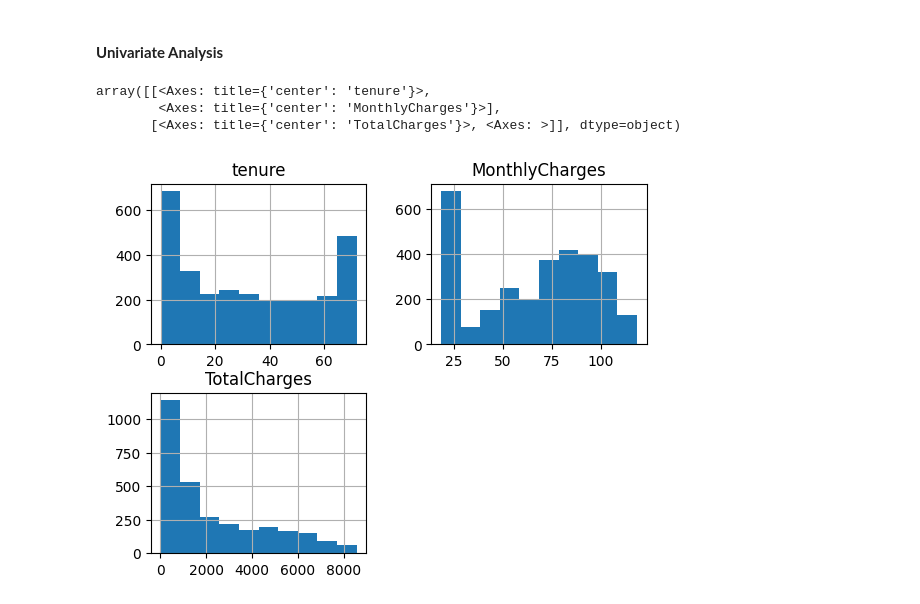
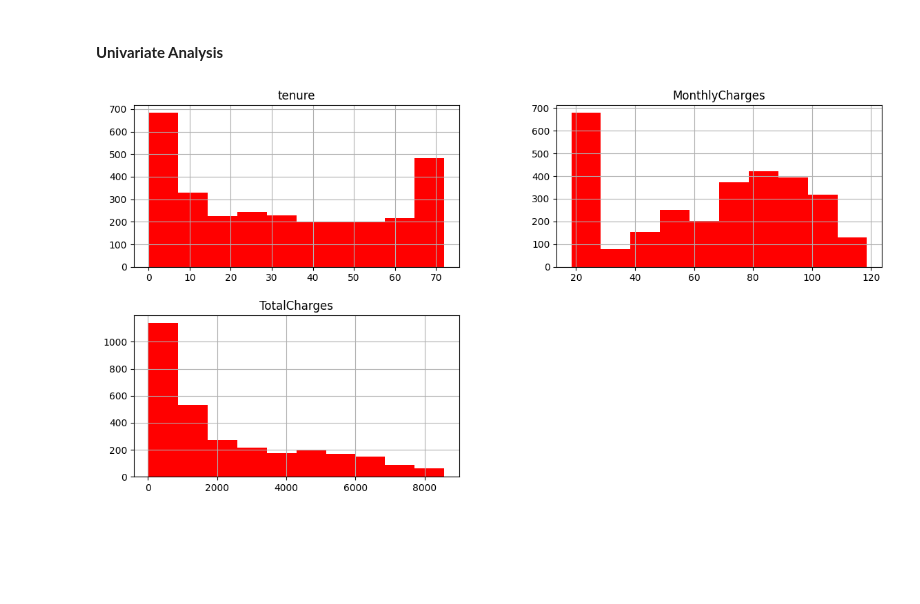
Before and after one commit to ZawadiLMG/Customer-Churn-Prediction, a Jupyter notebook: Notebooks/churn.ipynb, the cells around one changed output. Saved outputs shown, nothing was run; the diff lists cells and outputs as text; code cells hidden in the pictures; blank space fills up the shorter version.

```diff
--- a/Notebooks/churn.ipynb
+++ b/Notebooks/churn.ipynb
@@ -213,10 +213,8 @@ dtype: int64
 - The second dataset 'second_data' has no duplicates or missing values
 # %% [markdown]
 #### **Univariate Analysis**
-# %%
-data.hist()
-# %% [output]
-array([[<Axes: title={'center': 'tenure'}>,
-        <Axes: title={'center': 'MonthlyCharges'}>],
-       [<Axes: title={'center': 'TotalCharges'}>, <Axes: >]], dtype=object)
-[figure, removed]
+# %%
+data.hist(figsize =(14, 7), color = 'red')
+plt.show()
+# %% [output]
+[figure, added]
```
Also changed, not shown: parts of 3 cells of this notebook.
